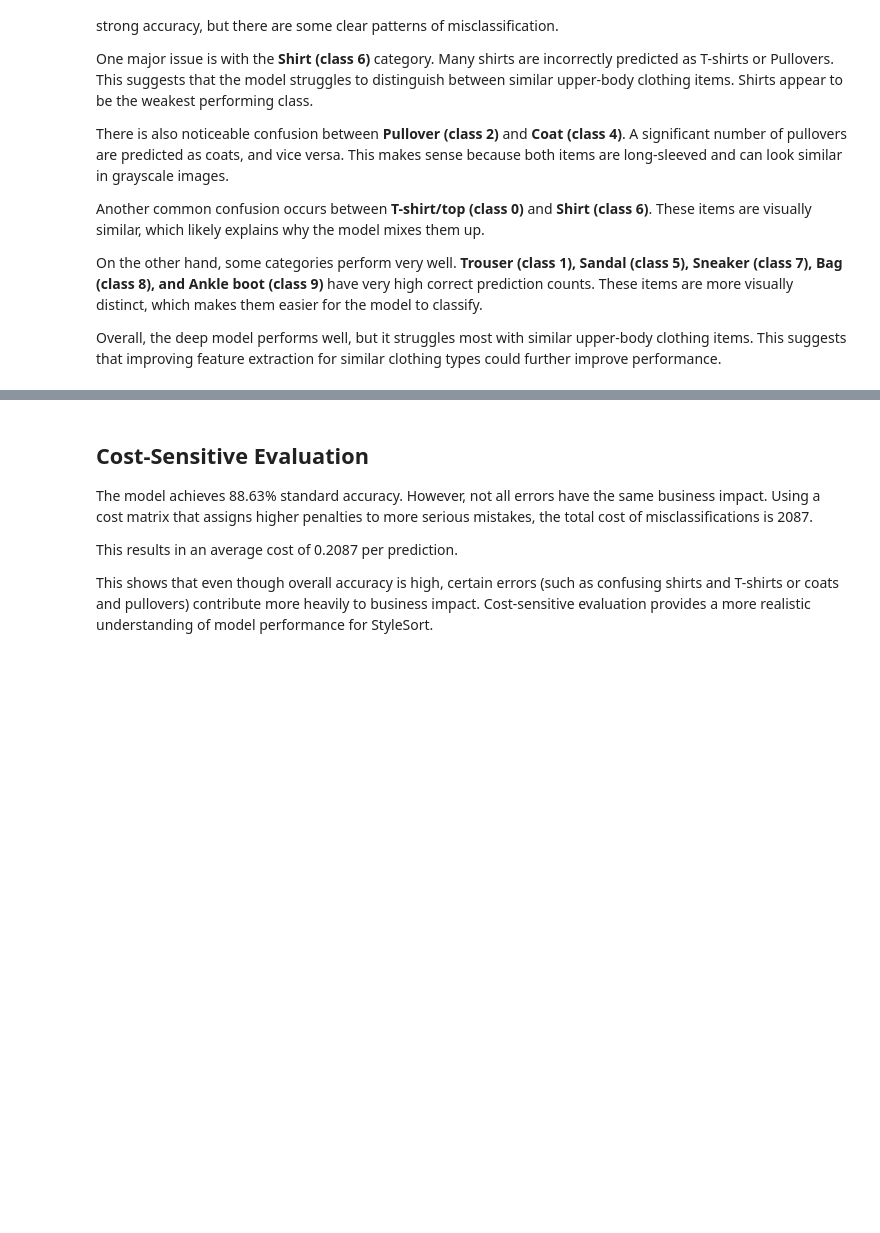
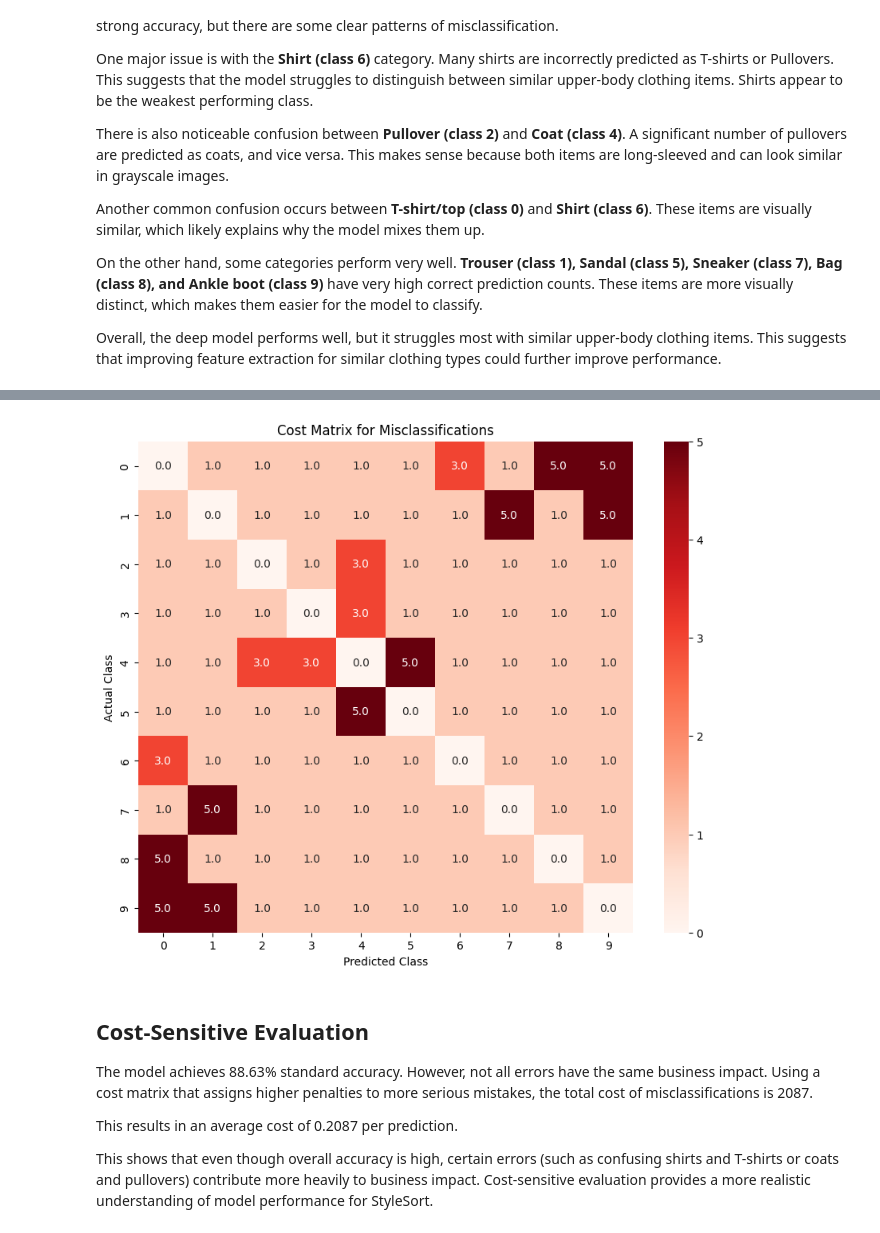
Before and after one commit to Timitan/COMP9130_MP, a Jupyter notebook: mini-project-4/notebooks/fashion_classifier.ipynb, the cells around one changed output, grey strips where cells are left out. Saved outputs shown, nothing was run; the diff lists cells and outputs as text; code cells hidden in the pictures; blank space fills up the shorter version.

```diff
--- a/mini-project-4/notebooks/fashion_classifier.ipynb
+++ b/mini-project-4/notebooks/fashion_classifier.ipynb
@@ -430,6 +447,17 @@ Cost Matrix:
  [1. 5. 1. 1. 1. 1. 1. 0. 1. 1.]
  [5. 1. 1. 1. 1. 1. 1. 1. 0. 1.]
  [5. 5. 1. 1. 1. 1. 1. 1. 1. 0.]]
+# %%
+# seaborn output of cost matrix
+plt.figure(figsize=(10,8))
+sns.heatmap(cost_matrix, annot=True, fmt=".1f", cmap="Reds")
+plt.xlabel("Predicted Class")
+plt.ylabel("Actual Class")
+plt.title("Cost Matrix for Misclassifications")
+plt.savefig("../results/cost_matrix.png")
+plt.show()
+# %% [output]
+[figure, added]
 # %% [markdown]
 ## Cost-Sensitive Evaluation
 
```
Also changed, not shown: parts of 13 cells of this notebook, 12 other files.
